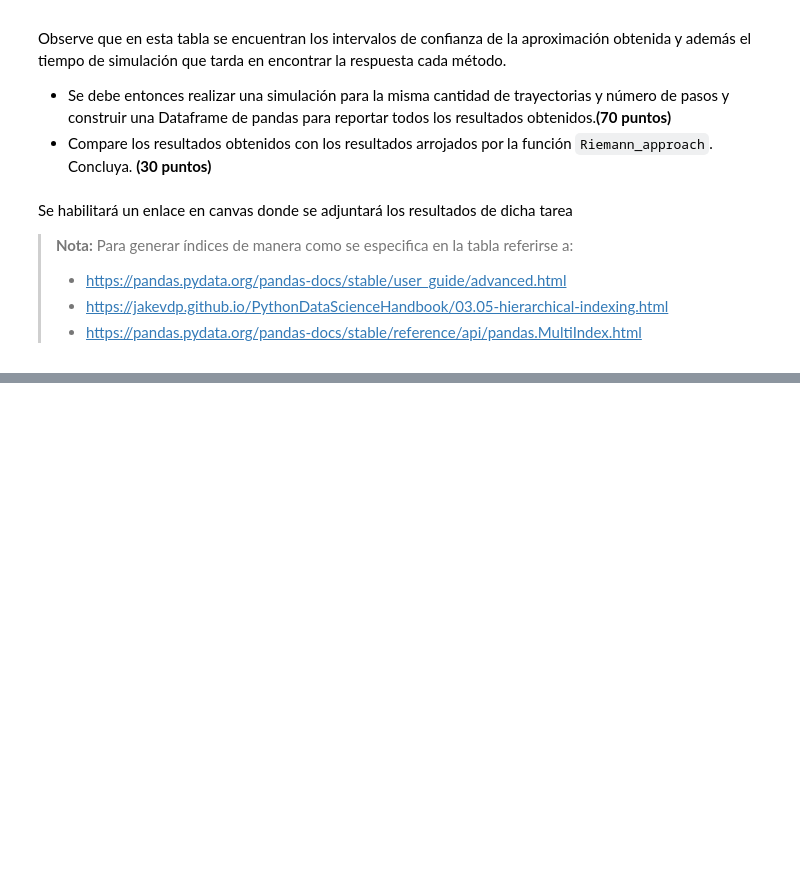
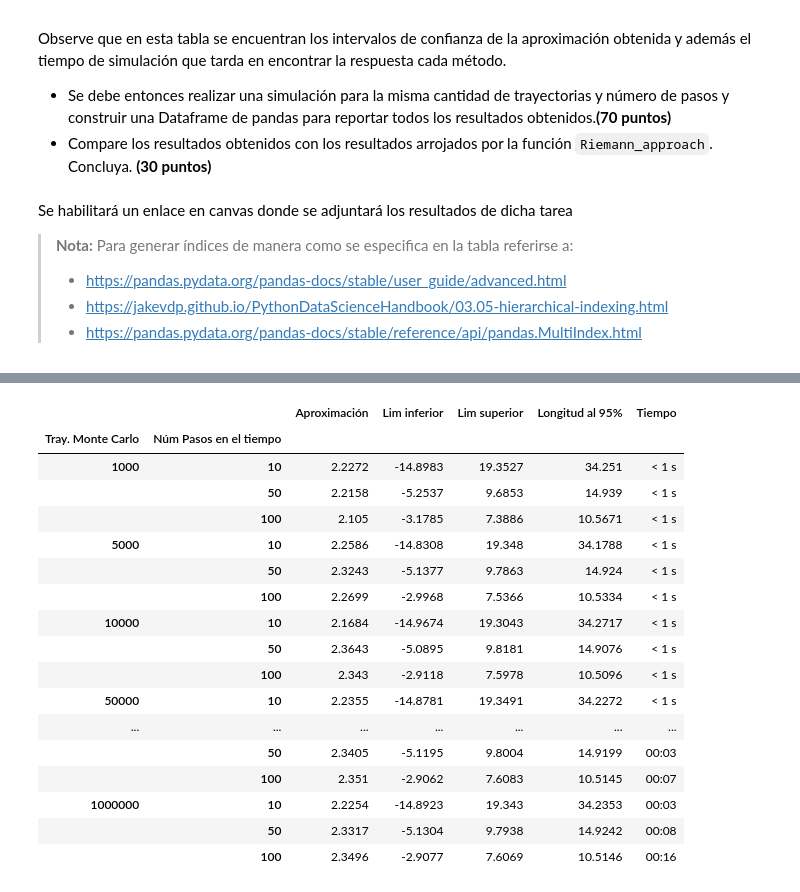
Before and after one commit to GerardoRVL97/TAREA_10_G_VAZQUEZ_C, a Jupyter notebook: TAREA_10_G_RUIZ_VAZQUEZ_C.ipynb, the cells around one changed output, grey strips where cells are left out. Drawn from its saved outputs; the diff is of its cells as text; code cells hidden in the pictures; blank space fills up the shorter version.

```diff
--- a/TAREA_10_G_RUIZ_VAZQUEZ_C.ipynb
+++ b/TAREA_10_G_RUIZ_VAZQUEZ_C.ipynb
@@ -32,0 +267,11 @@ Se habilitará un enlace en canvas donde se adjuntará los resultados de dicha t
+# %%
+NbStep = [10,50,100]
+S0 = 100
+r = 0.10
+sigma = 0.2
+K = 100
+T = 1
+# %%
+NbTraj = np.array([1000,5000,10000,50000,100000,500000,1000000])
+M2 = list(map(lambda N_tra:list(map(lambda N_ste:Riemann_approach_Trap(K,r,S0,N_tra,N_ste,sigma,T,"put"),NbStep)),NbTraj))
+M2
@@ -32,0 +296,41 @@ Se habilitará un enlace en canvas donde se adjuntará los resultados de dicha t
+# %%
+Aprox_p = [M2[i][j][0] for i in range(7) for j in range(3)]
+Linf_p = [M2[i][j][1] for i in range(7) for j in range(3)]
+Lsup_p = [M2[i][j][2] for i in range(7) for j in range(3)]
+L95_p = [M2[i][j][3] for i in range(7) for j in range(3)]
+T1me_p = [M2[i][j][4] for i in range(7) for j in range(3)]
+# %%
+index = [('1000', 10), ('1000', 50), ('1000', 100),
+         ('5000', 10), ('5000', 50), ('5000', 100),
+         ('10000', 10), ('10000', 50), ('10000', 100),
+         ('50000', 10), ('50000', 50), ('50000', 100),
+         ('100000', 10), ('100000', 50), ('100000', 100),
+         ('500000', 10), ('500000', 50), ('500000', 100),
+         ('1000000', 10), ('1000000', 50), ('1000000', 100)]
+index = pd.MultiIndex.from_tuples(index, names=('Tray. Monte Carlo', 'Núm Pasos en el tiempo'))
+TrapPut = pd.DataFrame({'Aproximación':Aprox_p,
+                     'Lim inferior':Linf_p,
+                     'Lim superior':Lsup_p,
+                     'Longitud al 95%':L95_p,
+                     'Tiempo':T1me_p}, index= index)
+pd.set_option("display.max_rows",None)
+TrapPut
+# %% [output]
+|  |  | Aproximación | Lim inferior | Lim superior | Longitud al 95% | Tiempo |
+| Tray. Monte Carlo | Núm Pasos en el tiempo |  |  |  |  |  |
+| 1000 | 10 | 2.2272 | -14.8983 | 19.3527 | 34.251 | < 1 s |
+|  | 50 | 2.2158 | -5.2537 | 9.6853 | 14.939 | < 1 s |
+|  | 100 | 2.105 | -3.1785 | 7.3886 | 10.5671 | < 1 s |
+| 5000 | 10 | 2.2586 | -14.8308 | 19.348 | 34.1788 | < 1 s |
+|  | 50 | 2.3243 | -5.1377 | 9.7863 | 14.924 | < 1 s |
+|  | 100 | 2.2699 | -2.9968 | 7.5366 | 10.5334 | < 1 s |
+| 10000 | 10 | 2.1684 | -14.9674 | 19.3043 | 34.2717 | < 1 s |
+|  | 50 | 2.3643 | -5.0895 | 9.8181 | 14.9076 | < 1 s |
+|  | 100 | 2.343 | -2.9118 | 7.5978 | 10.5096 | < 1 s |
+| 50000 | 10 | 2.2355 | -14.8781 | 19.3491 | 34.2272 | < 1 s |
+| ... | ... | ... | ... | ... | ... | ... |
+|  | 50 | 2.3405 | -5.1195 | 9.8004 | 14.9199 | 00:03 |
+|  | 100 | 2.351 | -2.9062 | 7.6083 | 10.5145 | 00:07 |
+| 1000000 | 10 | 2.2254 | -14.8923 | 19.343 | 34.2353 | 00:03 |
+|  | 50 | 2.3317 | -5.1304 | 9.7938 | 14.9242 | 00:08 |
+|  | 100 | 2.3496 | -2.9077 | 7.6069 | 10.5146 | 00:16 |
```
Also changed, not shown: parts of 12 cells of this notebook.
